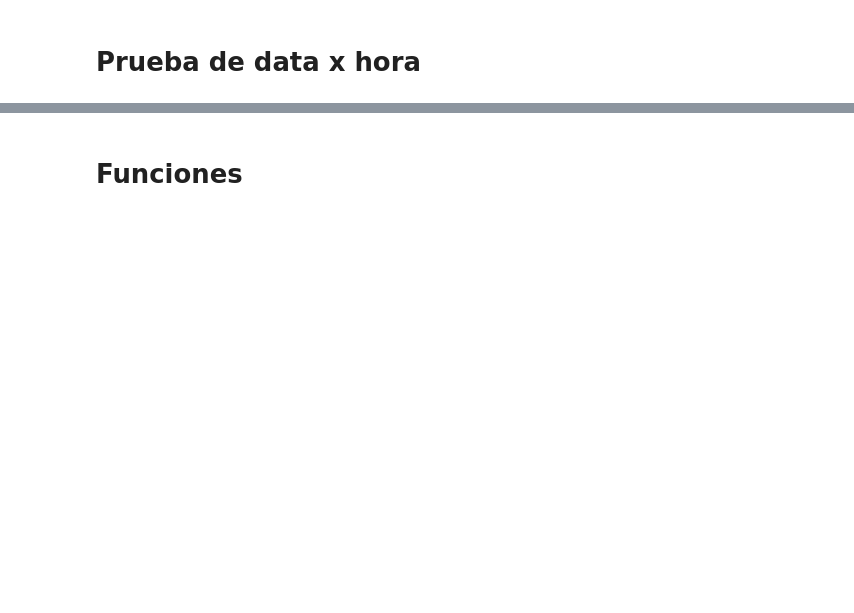
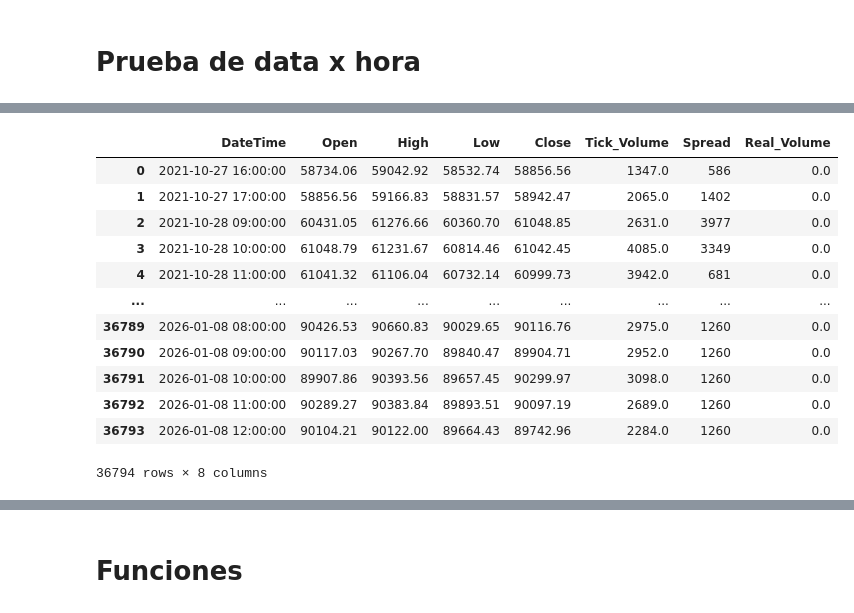
Before and after one commit to mavaldivia/Alginvesting, a Jupyter notebook: scripts/00_Alg_lotaje_min.ipynb, the cells around one changed output, grey strips where cells are left out. Drawn from its saved outputs; the diff is of its cells as text; code cells hidden in the pictures; blank space fills up the shorter version.

```diff
--- a/scripts/00_Alg_lotaje_min.ipynb
+++ b/scripts/00_Alg_lotaje_min.ipynb
@@ -90,0 +139,21 @@ for valor in valores:
+# %%
+"""
+valor = 'BTCUSD'
+df = pd.read_csv(f'{carpeta_data}{valor}.csv')
+df = df.sort_values(by='DateTime').reset_index(drop=True)
+df
+"""
+# %% [output]
+|  | DateTime | Open | High | Low | Close | Tick_Volume | Spread | Real_Volume |
+| 0 | 2021-10-27 16:00:00 | 58734.06 | 59042.92 | 58532.74 | 58856.56 | 1347.0 | 586 | 0.0 |
+| 1 | 2021-10-27 17:00:00 | 58856.56 | 59166.83 | 58831.57 | 58942.47 | 2065.0 | 1402 | 0.0 |
+| 2 | 2021-10-28 09:00:00 | 60431.05 | 61276.66 | 60360.70 | 61048.85 | 2631.0 | 3977 | 0.0 |
+| 3 | 2021-10-28 10:00:00 | 61048.79 | 61231.67 | 60814.46 | 61042.45 | 4085.0 | 3349 | 0.0 |
+| 4 | 2021-10-28 11:00:00 | 61041.32 | 61106.04 | 60732.14 | 60999.73 | 3942.0 | 681 | 0.0 |
+| ... | ... | ... | ... | ... | ... | ... | ... | ... |
+| 36789 | 2026-01-08 08:00:00 | 90426.53 | 90660.83 | 90029.65 | 90116.76 | 2975.0 | 1260 | 0.0 |
+| 36790 | 2026-01-08 09:00:00 | 90117.03 | 90267.70 | 89840.47 | 89904.71 | 2952.0 | 1260 | 0.0 |
+| 36791 | 2026-01-08 10:00:00 | 89907.86 | 90393.56 | 89657.45 | 90299.97 | 3098.0 | 1260 | 0.0 |
+| 36792 | 2026-01-08 11:00:00 | 90289.27 | 90383.84 | 89893.51 | 90097.19 | 2689.0 | 1260 | 0.0 |
+| 36793 | 2026-01-08 12:00:00 | 90104.21 | 90122.00 | 89664.43 | 89742.96 | 2284.0 | 1260 | 0.0 |
+36794 rows × 8 columns
```
Also changed, not shown: parts of 7 cells of this notebook, 11 other files.
